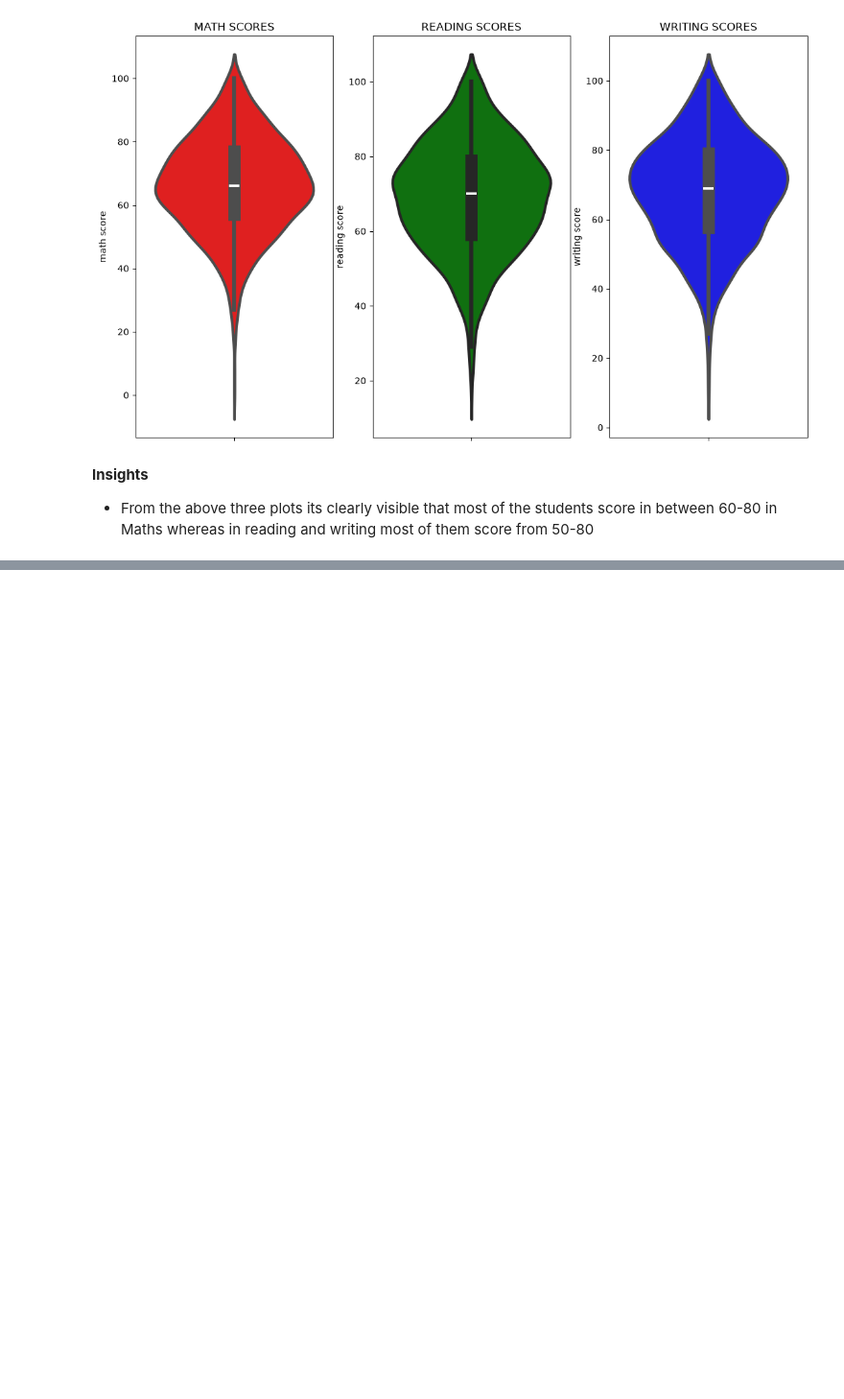
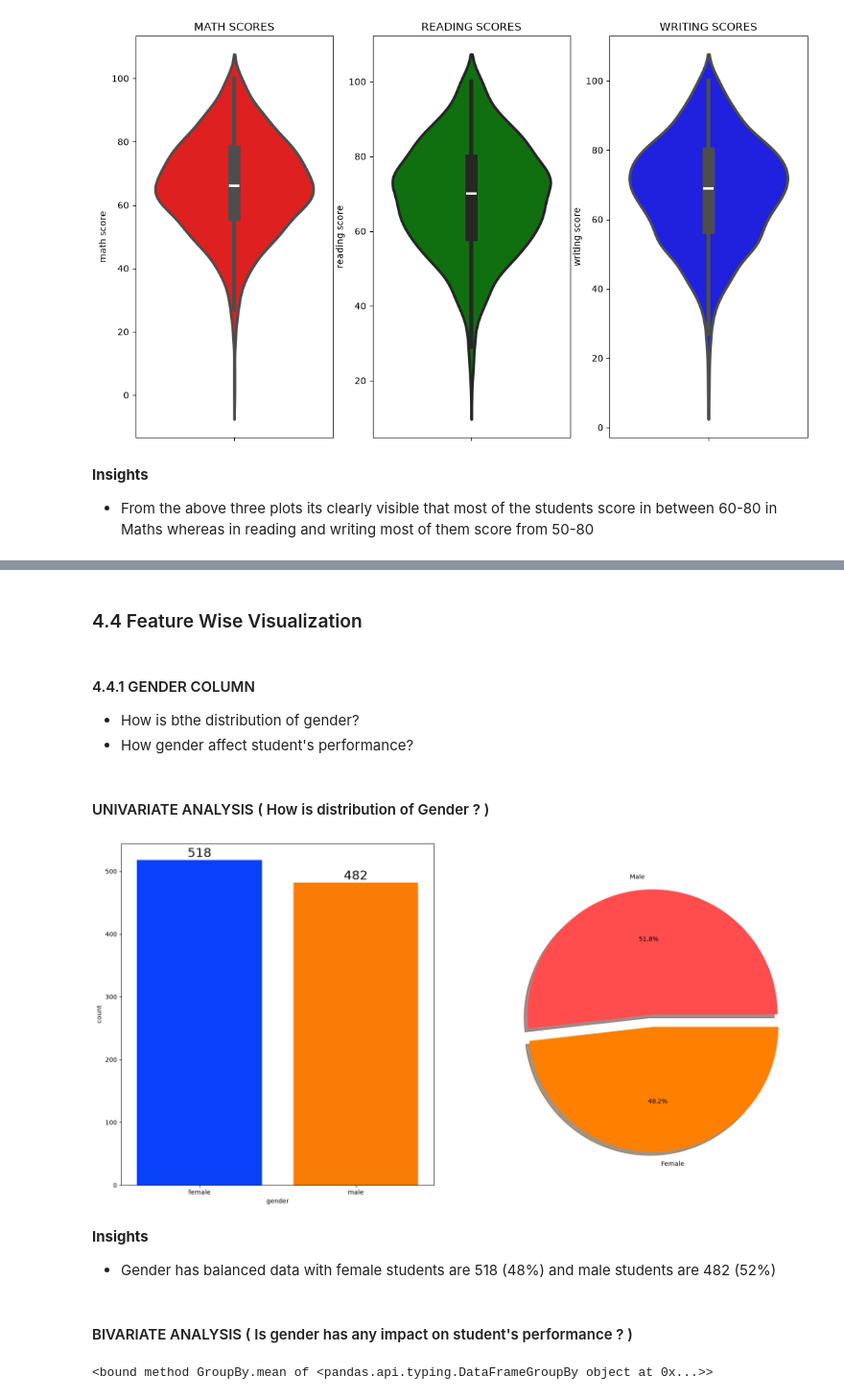
Before and after one commit to Adrinaesf/Generic-ML-Project, a Jupyter notebook: notebooks/1. EDA STUDENT PERFORMANCE.ipynb, the cells around one changed output, grey strips where cells are left out. Shown at 96% size. Drawn from its saved outputs; the diff is of its cells as text; code cells hidden in the pictures; blank space fills up the shorter version.

```diff
--- a/notebooks/1. EDA STUDENT PERFORMANCE.ipynb
+++ b/notebooks/1. EDA STUDENT PERFORMANCE.ipynb
@@ -488,0 +580,49 @@ plt.show()
+# %% [markdown]
+### 4.4 Feature Wise Visualization
+# %% [markdown]
+#### 4.4.1 GENDER COLUMN
+* How is bthe distribution of gender?
+* How gender affect student's performance?
+# %% [markdown]
+#### UNIVARIATE ANALYSIS ( How is distribution of Gender ? )
+# %%
+fig, axes = plt.subplots(
+    nrows = 1,
+    ncols = 2,
+    figsize = (20, 10)
+)
+
+sns.countplot(
+    x = df["gender"],
+    data = df,
+    palette ='bright',
+    ax = axes[0],
+    saturation=0.95
+)
+
+for container in axes[0].containers:
+    axes[0].bar_label(container,size=20)
+
+axes[1].pie(
+    x=df['gender'].value_counts(),
+    labels=['Male','Female'],
+    explode=[0,0.1],
+    autopct='%1.1f%%',
+    shadow=True,
+    colors=['#ff4d4d','#ff8000']
+)
+
+plt.show()
+# %% [output]
+[figure, added]
+# %% [markdown]
+**Insights**
+
+* Gender has balanced data with female students are 518 (48%) and male students are 482 (52%)
+# %% [markdown]
+#### BIVARIATE ANALYSIS ( Is gender has any impact on student's performance ? )
+# %%
+gender_group = df.groupby("gender").mean
+gender_group
+# %% [output]
+<bound method GroupBy.mean of <pandas.api.typing.DataFrameGroupBy object at 0x...>>
```
Also changed, not shown: parts of 5 cells of this notebook.
